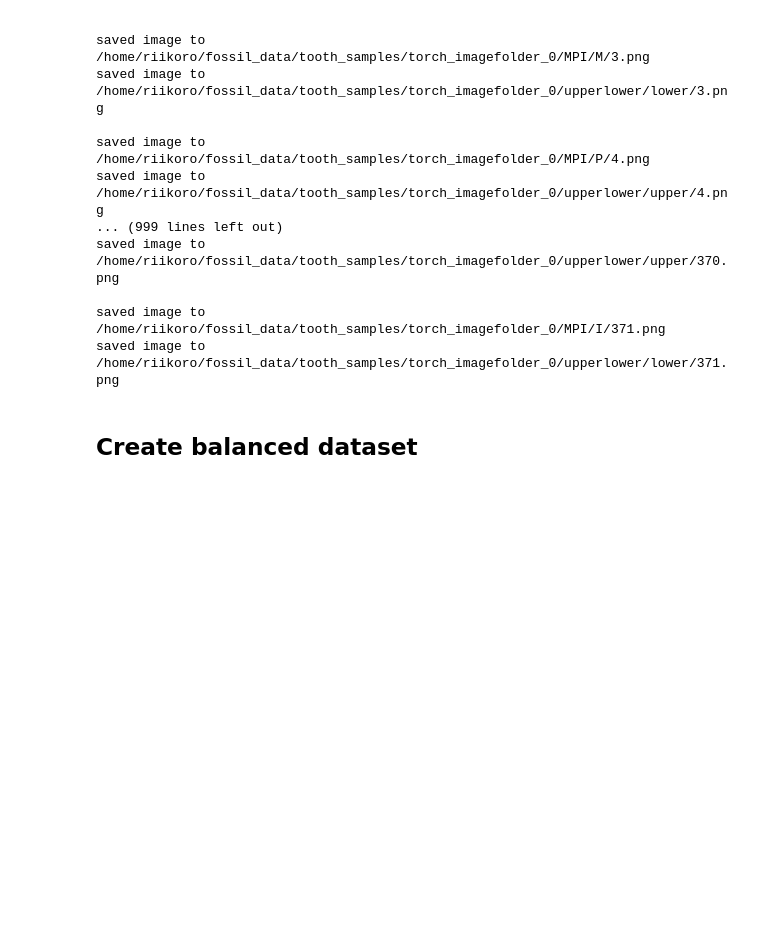
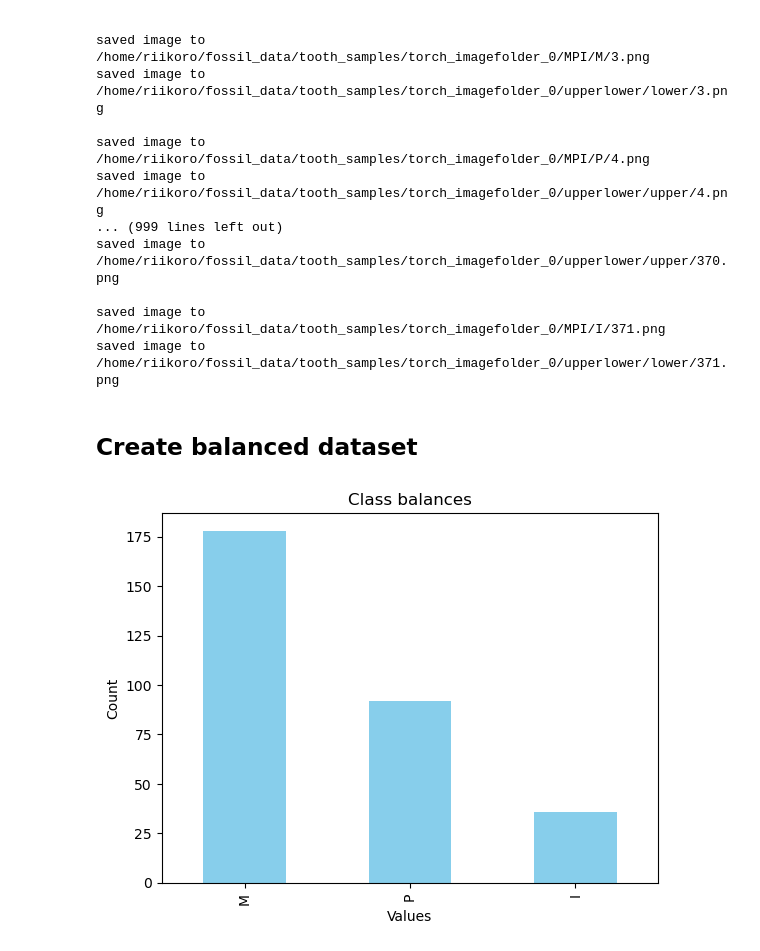
Before and after one commit to korolainenriikka/thesis, a Jupyter notebook: code/data_cleaning/data_to_imagefolder.ipynb, the cells around one changed output. Saved outputs shown, nothing was run; the diff lists cells and outputs as text; code cells hidden in the pictures; blank space fills up the shorter version.

Commit message:
Create balanced dataset

```diff
--- a/code/data_cleaning/data_to_imagefolder.ipynb
+++ b/code/data_cleaning/data_to_imagefolder.ipynb
@@ -156,3 +157,18 @@ saved image to /home/riikoro/fossil_data/tooth_samples/torch_imagefolder_0/upper
 ## Create balanced dataset
 # %%
 !cp -r /home/riikoro/fossil_data/tooth_samples/torch_imagefolder_0/ /home/riikoro/fossil_data/tooth_samples/torch_imagefolder_0_balanced
+# %%
+value_counts = tooth_labels['tooth_type'].value_counts()
+
+# Plot a bar chart
+value_counts.plot(kind='bar', color='skyblue')
+
+# Add title and labels
+plt.title('Class balances')
+plt.xlabel('Values')
+plt.ylabel('Count')
+
+# Display the plot
+plt.show()
+# %% [output]
+[figure, added]
```
Also changed, not shown: parts of 5 cells of this notebook, 1 other file.
